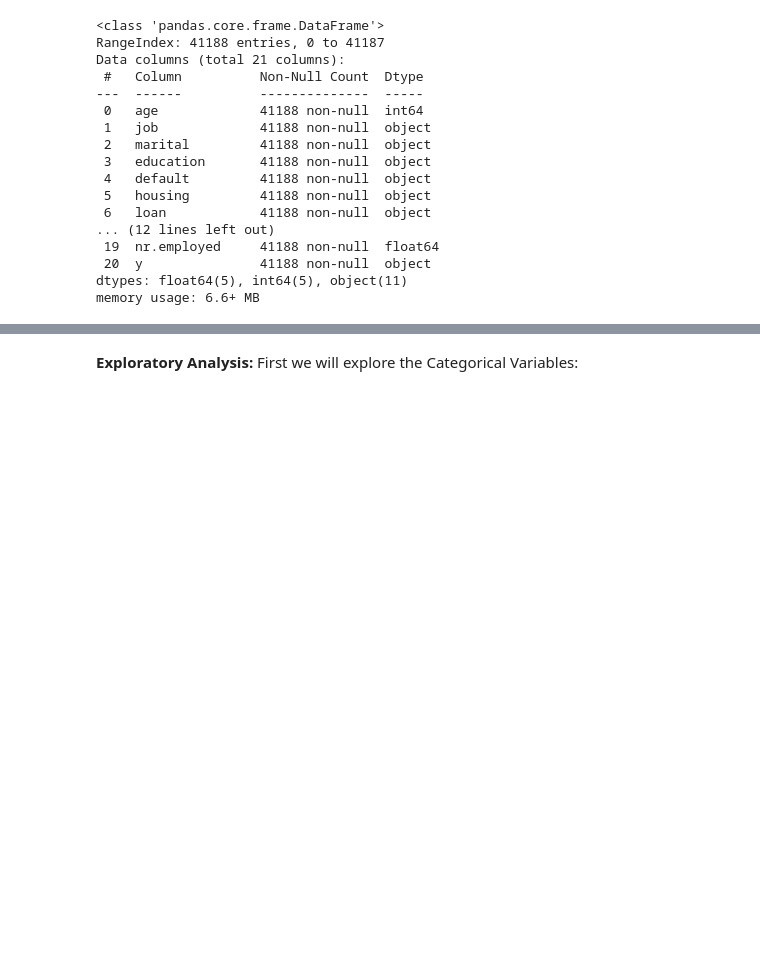
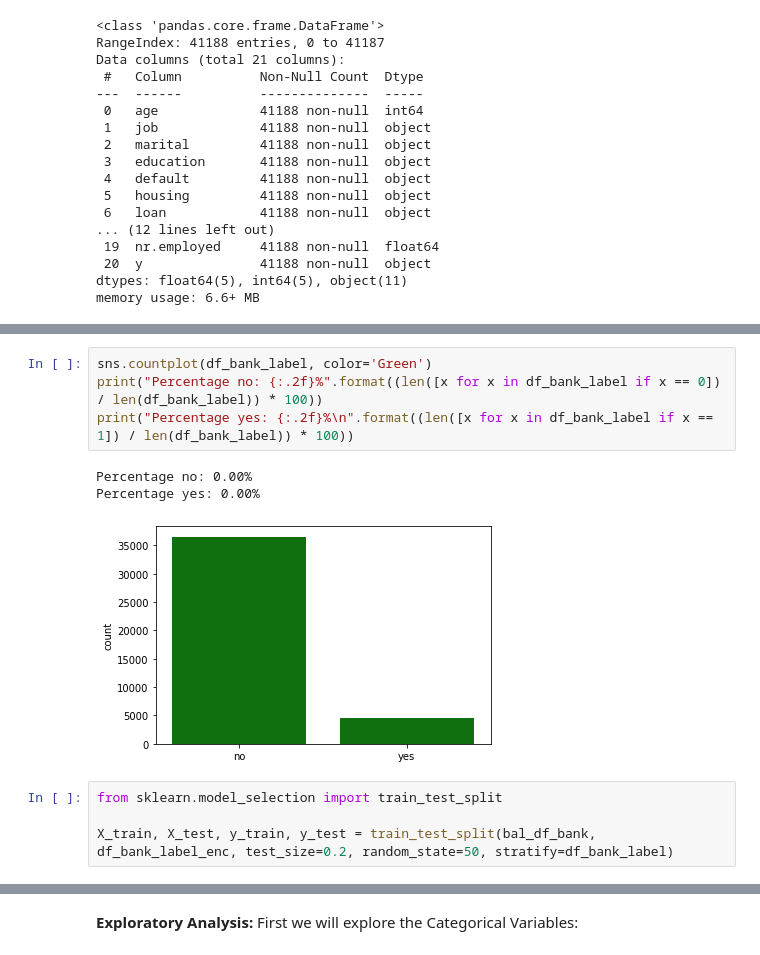
Before and after one commit to na2027/CE888, a Jupyter notebook: Copy_of_bank_classification.ipynb, the cells around one changed output, grey strips where cells are left out. Saved outputs shown, nothing was run; the diff lists cells and outputs as text; blank space fills up the shorter version.

```diff
--- a/Copy_of_bank_classification.ipynb
+++ b/Copy_of_bank_classification.ipynb
@@ -74,0 +106,12 @@ memory usage: 6.9+ MB
+# %%
+sns.countplot(df_bank_label, color='Green')
+print("Percentage no: {:.2f}%".format((len([x for x in df_bank_label if x == 0]) / len(df_bank_label)) * 100))
+print("Percentage yes: {:.2f}%\n".format((len([x for x in df_bank_label if x == 1]) / len(df_bank_label)) * 100))
+# %% [output]
+Percentage no: 0.00%
+Percentage yes: 0.00%
+[figure, added]
+# %%
+from sklearn.model_selection import train_test_split
+
+X_train, X_test, y_train, y_test = train_test_split(bal_df_bank, df_bank_label_enc, test_size=0.2, random_state=50, stratify=df_bank_label)
```
Also changed, not shown: parts of 22 cells of this notebook.
